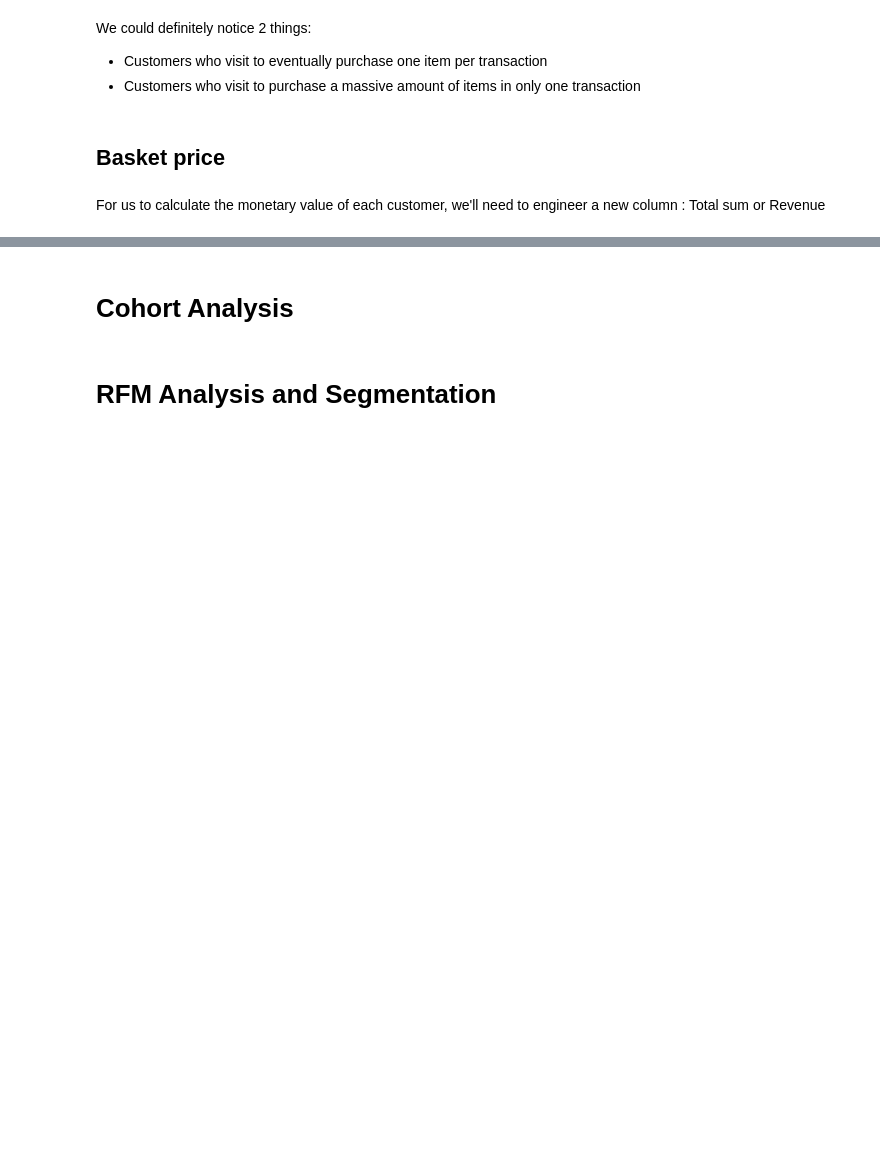
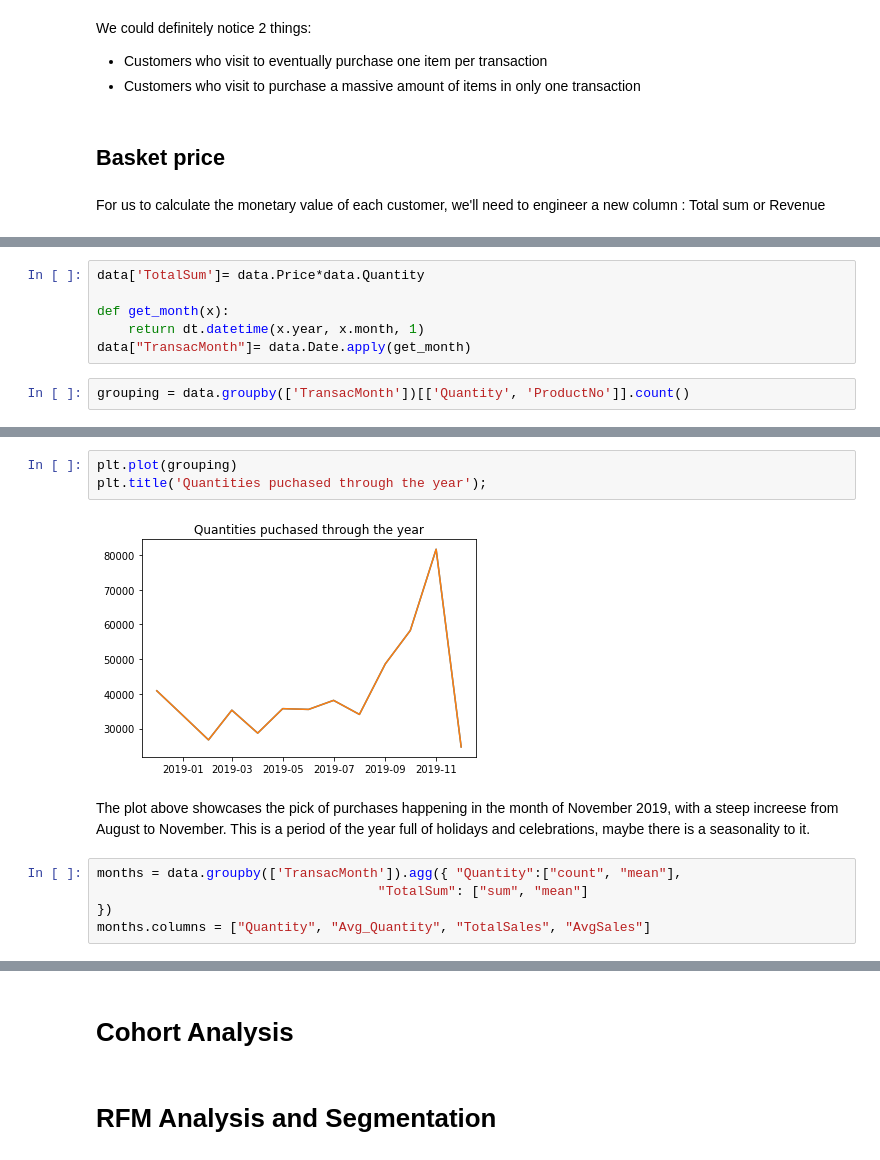
Before and after one commit to Oumnia-Sdn/CustomersSegmentation-RFM-KMeans, a Jupyter notebook: notebooks/UK B2C e-commerce transactions analysis & purchase prediction .ipynb, the cells around one changed output, grey strips where cells are left out. Drawn from its saved outputs; the diff is of its cells as text; blank space fills up the shorter version.

```diff
--- a/notebooks/UK B2C e-commerce transactions analysis & purchase prediction .ipynb
+++ b/notebooks/UK B2C e-commerce transactions analysis & purchase prediction .ipynb
@@ -317,0 +365,8 @@ For us to calculate the monetary value of each customer, we'll need to engineer
+# %%
+data['TotalSum']= data.Price*data.Quantity
+
+def get_month(x):
+    return dt.datetime(x.year, x.month, 1)
+data["TransacMonth"]= data.Date.apply(get_month)
+# %%
+grouping = data.groupby(['TransacMonth'])[['Quantity', 'ProductNo']].count()
@@ -317,0 +391,12 @@ For us to calculate the monetary value of each customer, we'll need to engineer
+# %%
+plt.plot(grouping)
+plt.title('Quantities puchased through the year');
+# %% [output]
+[figure, added]
+# %% [markdown]
+The plot above showcases the pick of purchases happening in the month of November 2019, with a steep increese from August to November. This is a period of the year full of holidays and celebrations, maybe there is a seasonality to it.
+# %%
+months = data.groupby(['TransacMonth']).agg({ "Quantity":["count", "mean"],
+                                    "TotalSum": ["sum", "mean"]
+})
+months.columns = ["Quantity", "Avg_Quantity", "TotalSales", "AvgSales"]
```
Also changed, not shown: parts of 8 cells of this notebook.
